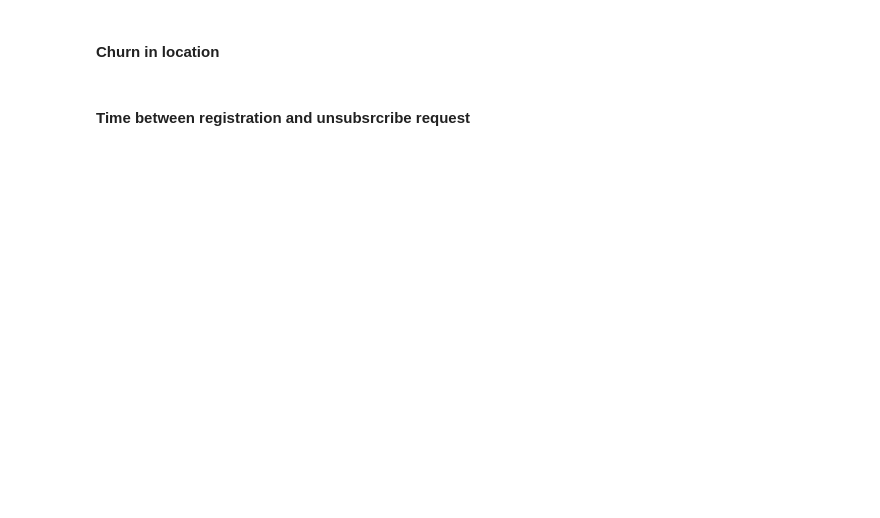
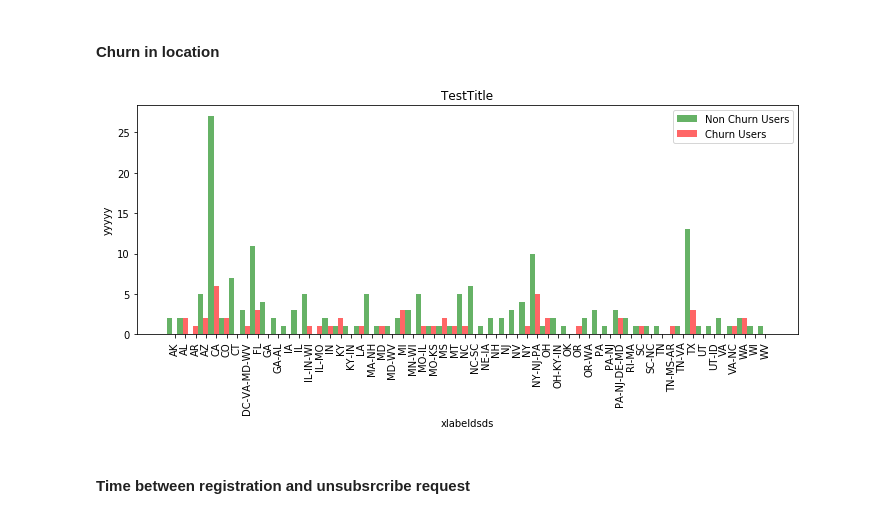
Before and after one commit to lethiess/Sparkify, a Jupyter notebook: Sparkify.ipynb, the cells around one changed output. Saved outputs shown, nothing was run; the diff lists cells and outputs as text; code cells hidden in the pictures; blank space fills up the shorter version.

Commit message:
Clean up and comments
* reviewed and commented the first parts (load and clean data, data
  exploration
* new function for plotting grouped bar charts

```diff
--- a/Sparkify.ipynb
+++ b/Sparkify.ipynb
@@ -387,10 +672,25 @@ def extract_browser(userAgent):
         return np.nan
 # %%
 def get_browser_feature(df):
+    '''
+    Input:
+        df - (Spark dataframe) dataframe with Sparkify events
+    Output:
+        df - (Spark dataframe) return a dataframe including the userId and browser
+    '''
     get_browser = udf(lambda x: extract_browser(x))
     return df.withColumn("browser", get_browser(df.userAgent)).select(["userId", "browser"]).dropDuplicates(["userId"])
 # %%
 def create_features(df):
+    '''
+    Input:
+        df - (Spark dataframe) dataframe with Sparkify events
+    Output:
+        df - (Spark dataframe) return a dataframe with additional features (columns)
+
+    Descriotion:
+    This function creates the following features and adds them to the input dataframe.
+    '''
     df_churn = get_churn_feature(df)
     df_downgrade = get_downgrade_feature(df)
     df_browser = get_browser_feature(df)
@@ -418,3 +722,31 @@ Once you've defined churn, perform some exploratory data analysis to observe the
+# %%
+def plot_grouped_bar_chart(df, col1, col2, title="", xlabel="", ylabel="", size=[15,10] ):
+    '''
+
+    '''
+    # unstack grouped variables for plotting the data
+    df_plot = df.groupby([col1, col2]).sum().unstack().fillna(0)
+
+    # get required data
+    n_groups = df_plot.shape[0]
+    user_state_churn = df_plot["count"][1]
+    user_state = df_plot["count"][0]
+    index_labels = df_plot.index
+
+    # create plot
+    fig, ax = plt.subplots(figsize=size)
+    index = np.arange(n_groups)
+    bar_width = 0.5
+    opacity = 0.6
+    plt.bar(index, user_state, bar_width, alpha=opacity, color="green", label="Non Churn Users")
+    plt.bar(index + bar_width, user_state_churn, bar_width, alpha=opacity, color="red", label="Churn Users")
+    plt.xlabel(xlabel)
+    plt.ylabel(ylabel)
+    plt.title(title)
+    plt.xticks(index + bar_width, index_labels, rotation=90)
+    plt.legend()
+    plt.tight_layout()
+    plt.show()
 # %% [markdown]
 #### Churn in level (paid/unpaid)
 # %%
@@ -466,3 +797,7 @@ plt.show()
+# %%
+plot_grouped_bar_chart(pd_states_churn, "state", "churn", "TestTitle", "xlabeldsds", "yyyyy" , size=[10,5])
+# %% [output]
+[figure, added]
 # %% [markdown]
 #### Time between registration and unsubsrcribe request
 # %%
```
Also changed, not shown: parts of 79 cells of this notebook.
